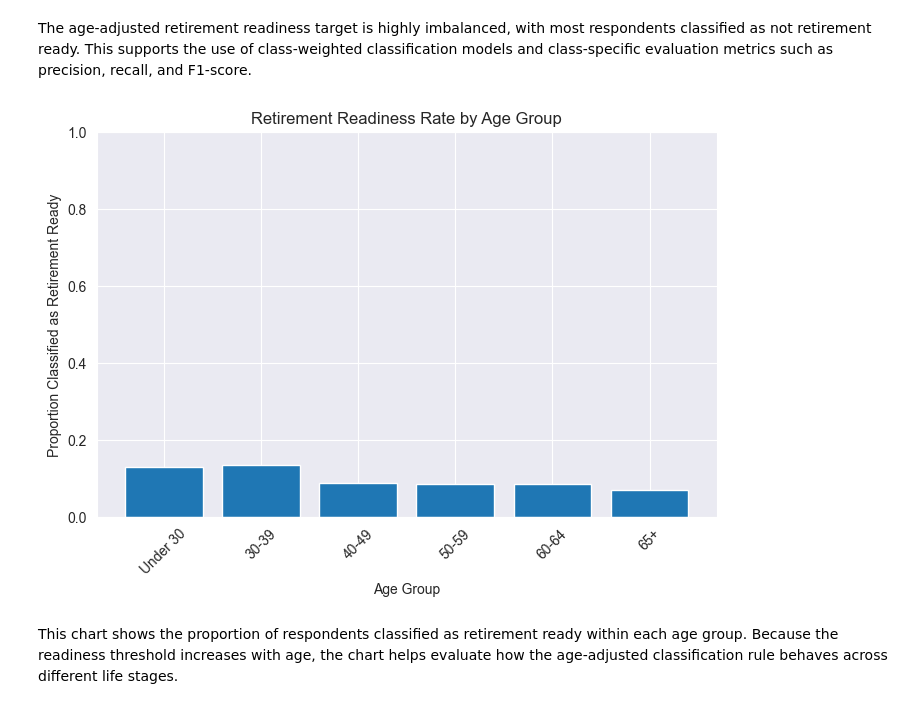
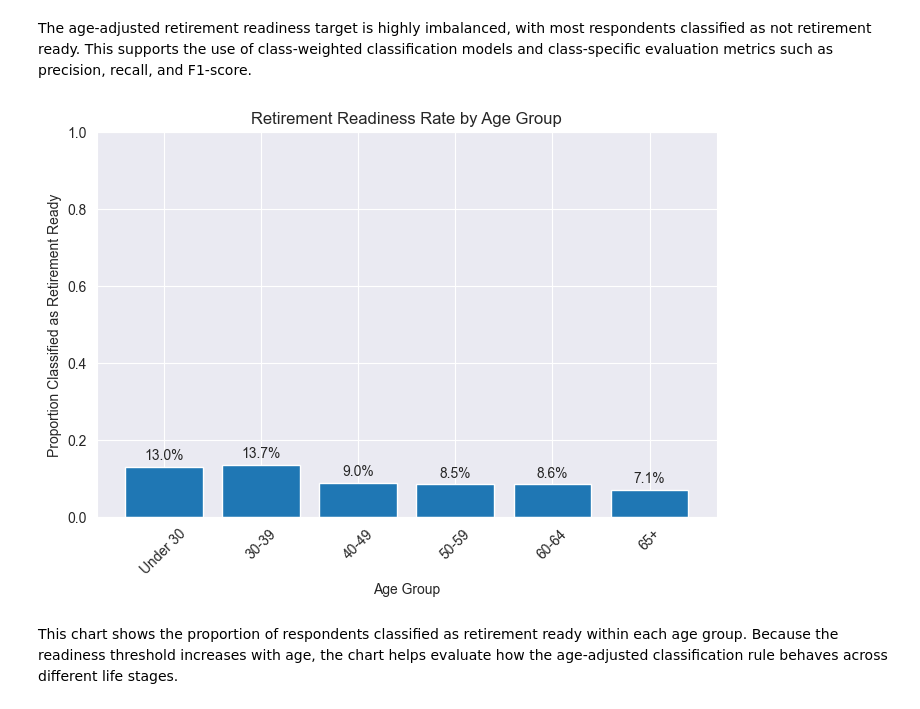
Before and after one commit to jsween/CapstoneProject, a Jupyter notebook: notebooks/04_ML_Models.ipynb, the cells around one changed output. Drawn from its saved outputs; the diff is of its cells as text; code cells hidden in the pictures.

Commit message:
feature: add data visualizations

```diff
--- a/notebooks/04_ML_Models.ipynb
+++ b/notebooks/04_ML_Models.ipynb
@@ -690,24 +694,35 @@ The age-adjusted retirement readiness target is highly imbalanced, with most res
 # %%
 readiness_by_age = (
     df.groupby("AGE_GROUP")["RET_READY"]
       .mean()
       .reindex(["Under 30", "30-39", "40-49", "50-59", "60-64", "65+"])
 )
 
 plt.figure(figsize=(8, 5))
 
-plt.bar(readiness_by_age.index, readiness_by_age.values)
+bars = plt.bar(readiness_by_age.index, readiness_by_age.values)
 
 plt.title("Retirement Readiness Rate by Age Group")
 plt.xlabel("Age Group")
 plt.ylabel("Proportion Classified as Retirement Ready")
 plt.ylim(0, 1)
 
 plt.xticks(rotation=45)
 
+# Add percentage labels above each bar
+for bar in bars:
+    height = bar.get_height()
+    plt.text(
+        bar.get_x() + bar.get_width() / 2,
+        height + 0.01,
+        f"{height:.1%}",
+        ha="center",
+        va="bottom"
+    )
+
 plt.show()
 # %% [output]
-[figure, old version]
+[figure, new version]
 # %% [markdown]
 This chart shows the proportion of respondents classified as retirement ready within each age group. Because the readiness threshold increases with age, the chart helps evaluate how the age-adjusted classification rule behaves across different life stages.
 # %%
```
Also changed, not shown: parts of 17 cells of this notebook.
